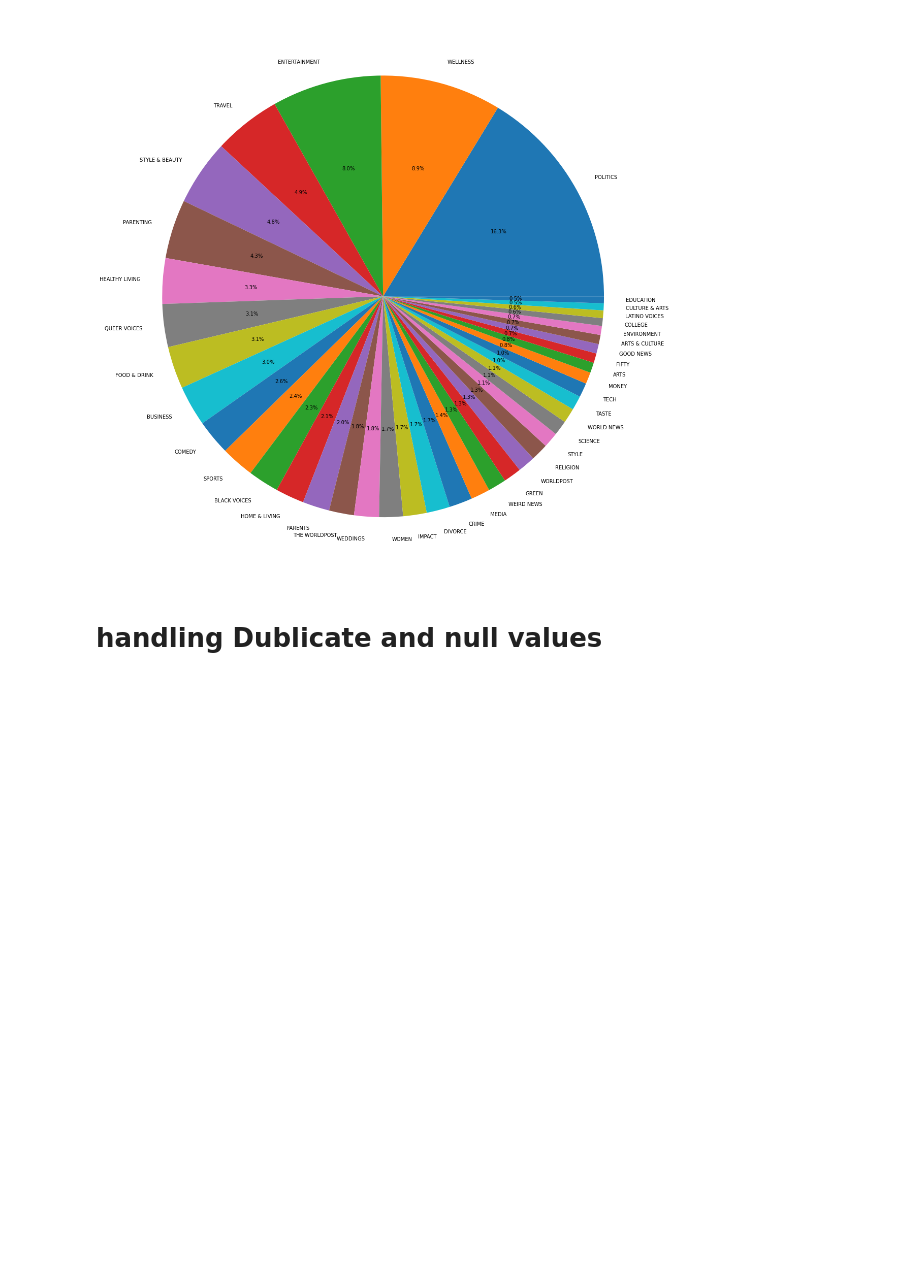
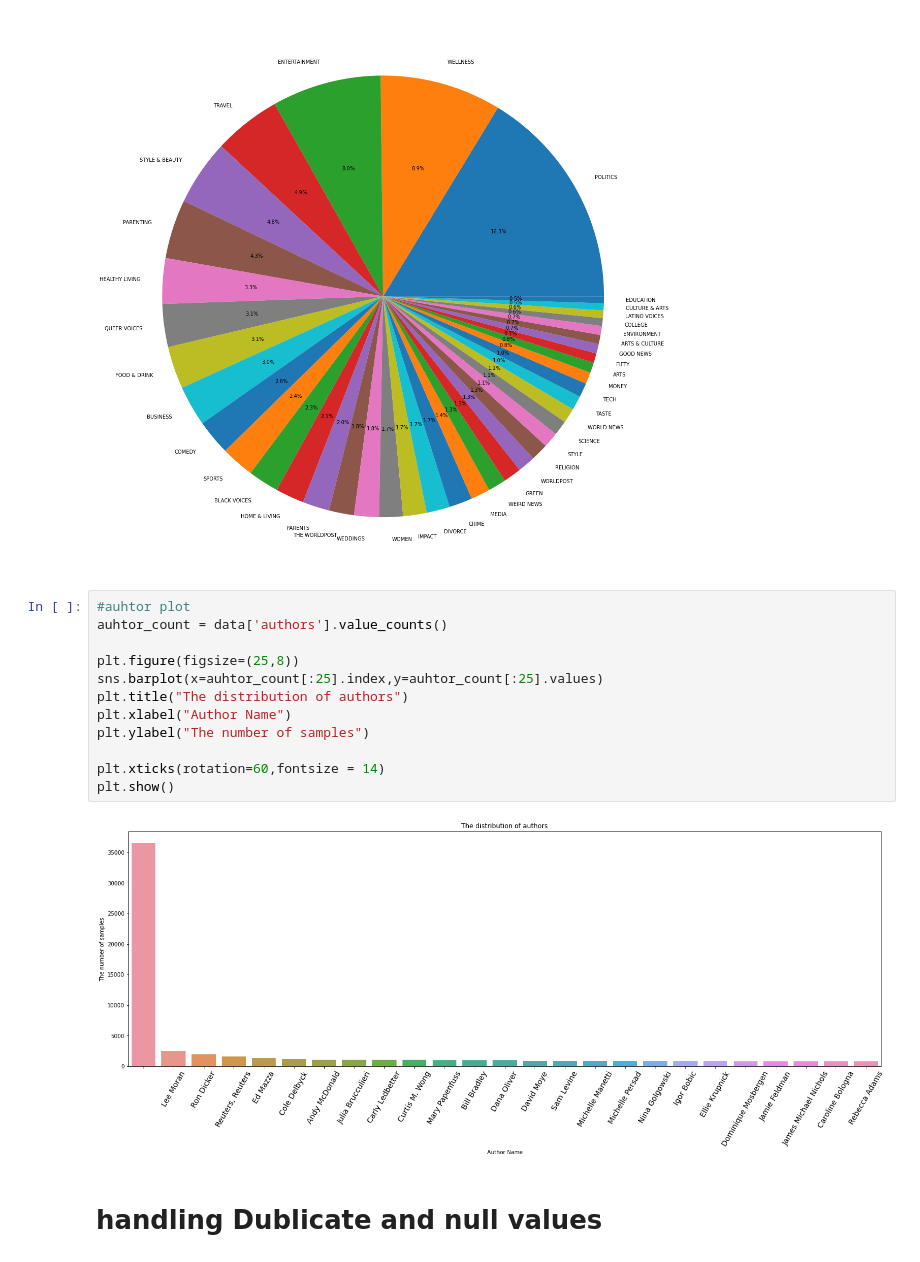
Before and after one commit to pavi-ninjaac/Specrom_Analysis, a Jupyter notebook: Internship_works/week2/text-classification.ipynb, the cells around one changed output. Saved outputs shown, nothing was run; the diff lists cells and outputs as text; blank space fills up the shorter version.

```diff
--- a/Internship_works/week2/text-classification.ipynb
+++ b/Internship_works/week2/text-classification.ipynb
@@ -99,6 +118,20 @@ plt.pie(category.values, autopct="%1.1f%%", labels=category.index)
 plt.show()
 # %% [output]
 [figure]
+# %%
+#auhtor plot
+auhtor_count = data['authors'].value_counts()
+
+plt.figure(figsize=(25,8))
+sns.barplot(x=auhtor_count[:25].index,y=auhtor_count[:25].values)
+plt.title("The distribution of authors")
+plt.xlabel("Author Name")
+plt.ylabel("The number of samples")
+
+plt.xticks(rotation=60,fontsize = 14)
+plt.show()
+# %% [output]
+[figure, added]
 # %% [markdown]
 # handling Dublicate and null values
 # %%
```
Also changed, not shown: parts of 25 cells of this notebook.
